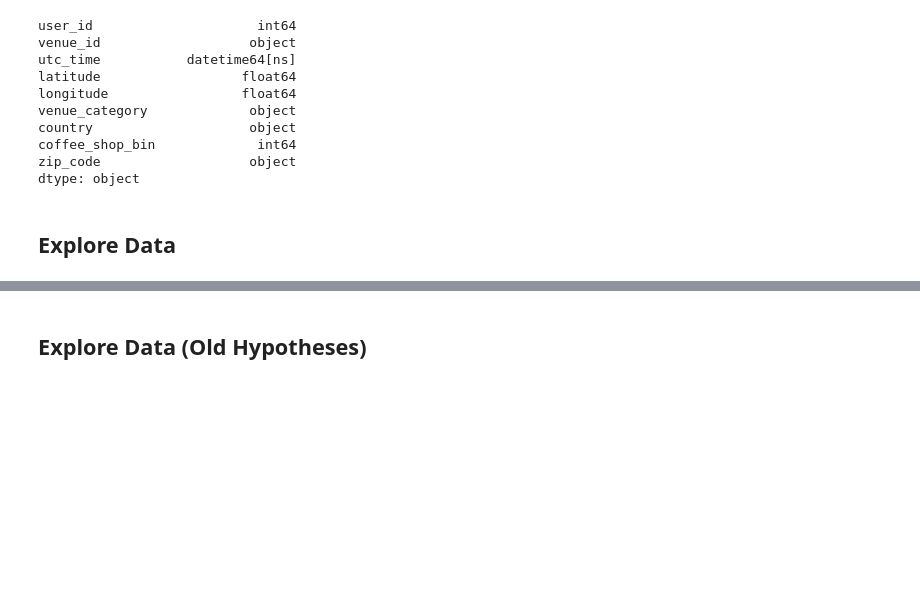
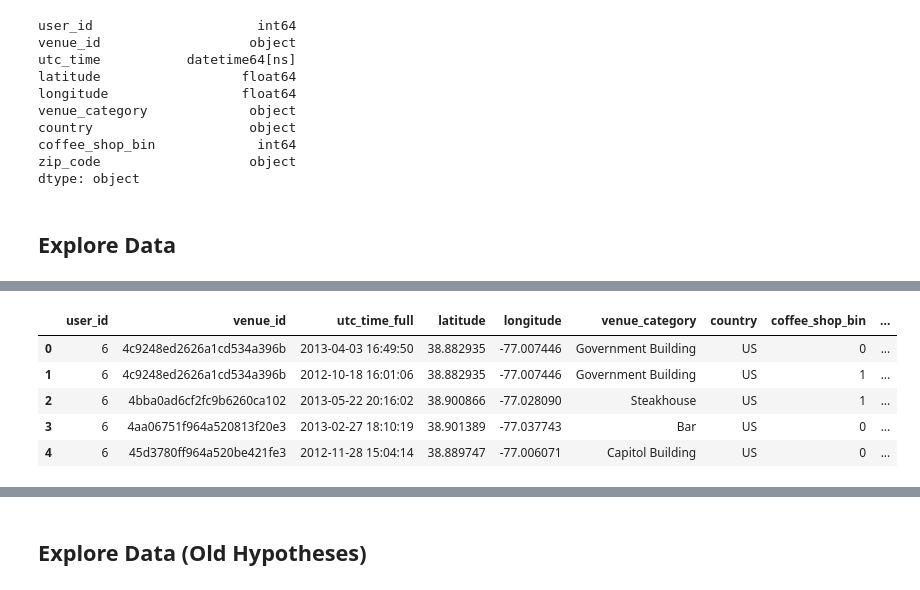
Before and after one commit to grassten/GA_datascience, a Jupyter notebook: Part3_EDA/Untitled.ipynb, the cells around one changed output, grey strips where cells are left out. Drawn from its saved outputs; the diff is of its cells as text; code cells hidden in the pictures; blank space fills up the shorter version.

```diff
--- a/Part3_EDA/Untitled.ipynb
+++ b/Part3_EDA/Untitled.ipynb
@@ -616,0 +645,11 @@ dtype: object
+# %%
+foursquare_days_df = foursquare_df.rename(columns={'utc_time':'utc_time_full'}).groupby([foursquare_df.user_id, foursquare_df.utc_time.dt.day]).nth(0).reset_index(drop=True)
+# %%
+foursquare_days_df.head()
+# %% [output]
+|  | user_id | venue_id | utc_time_full | latitude | longitude | venue_category | country | coffee_shop_bin | ... |
+| 0 | 6 | 4c9248ed2626a1cd534a396b | 2013-04-03 16:49:50 | 38.882935 | -77.007446 | Government Building | US | 0 | ... |
+| 1 | 6 | 4c9248ed2626a1cd534a396b | 2012-10-18 16:01:06 | 38.882935 | -77.007446 | Government Building | US | 1 | ... |
+| 2 | 6 | 4bba0ad6cf2fc9b6260ca102 | 2013-05-22 20:16:02 | 38.900866 | -77.028090 | Steakhouse | US | 1 | ... |
+| 3 | 6 | 4aa06751f964a520813f20e3 | 2013-02-27 18:10:19 | 38.901389 | -77.037743 | Bar | US | 0 | ... |
+| 4 | 6 | 45d3780ff964a520be421fe3 | 2012-11-28 15:04:14 | 38.889747 | -77.006071 | Capitol Building | US | 0 | ... |
```
Also changed, not shown: parts of 10 cells of this notebook, 1 other file.
